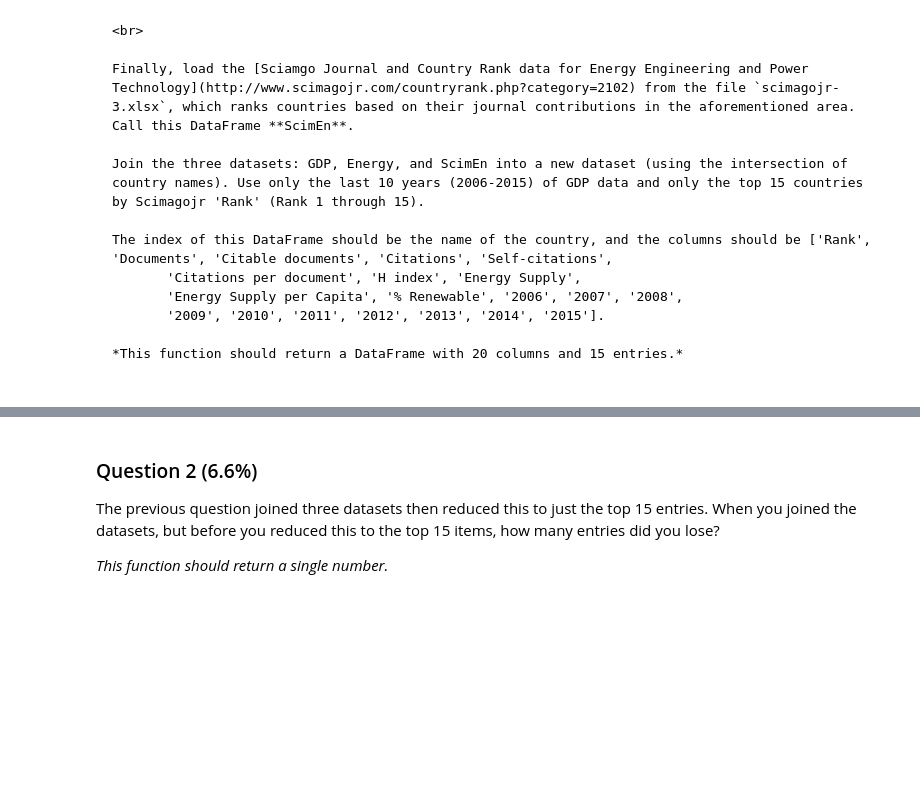
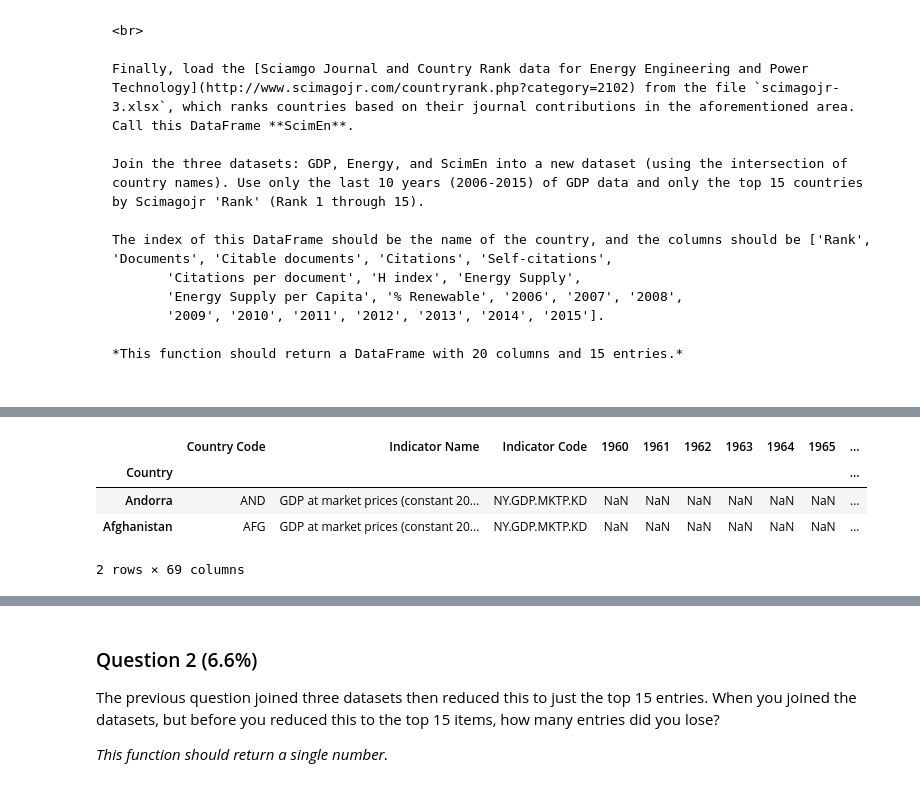
Before and after one commit to yunjcai/Applied-Data-Science-with-Python-Specialization, a Jupyter notebook: 1. Introduction to Data Science in Python/Week 3/Assignment+3.ipynb, the cells around one changed output, grey strips where cells are left out. Saved outputs shown, nothing was run; the diff lists cells and outputs as text; code cells hidden in the pictures; blank space fills up the shorter version.

```diff
--- a/1. Introduction to Data Science in Python/Week 3/Assignment+3.ipynb
+++ b/1. Introduction to Data Science in Python/Week 3/Assignment+3.ipynb
@@ -56,0 +146,3 @@ The index of this DataFrame should be the name of the country, and the columns s
+# %%
+energy['Country'] = energy['Country'].apply(remove_num_par)
+energy['Country']
@@ -56,0 +231,10 @@ The index of this DataFrame should be the name of the country, and the columns s
+# %%
+# 2) The index of this DataFrame should be the name of the country
+df.set_index('Country', inplace = True)
+df.head(2)
+# %% [output]
+|  | Country Code | Indicator Name | Indicator Code | 1960 | 1961 | 1962 | 1963 | 1964 | 1965 | ... |
+| Country |  |  |  |  |  |  |  |  |  | ... |
+| Andorra | AND | GDP at market prices (constant 20... | NY.GDP.MKTP.KD | NaN | NaN | NaN | NaN | NaN | NaN | ... |
+| Afghanistan | AFG | GDP at market prices (constant 20... | NY.GDP.MKTP.KD | NaN | NaN | NaN | NaN | NaN | NaN | ... |
+2 rows × 69 columns
```
Also changed, not shown: parts of 85 cells of this notebook.
